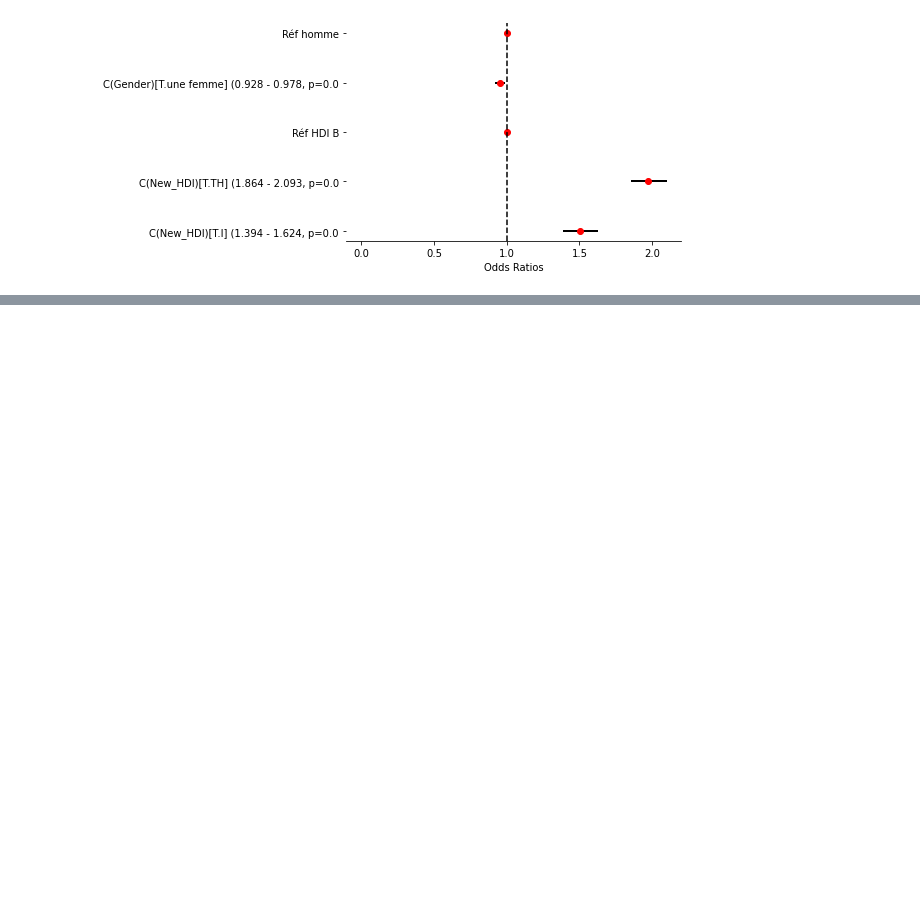
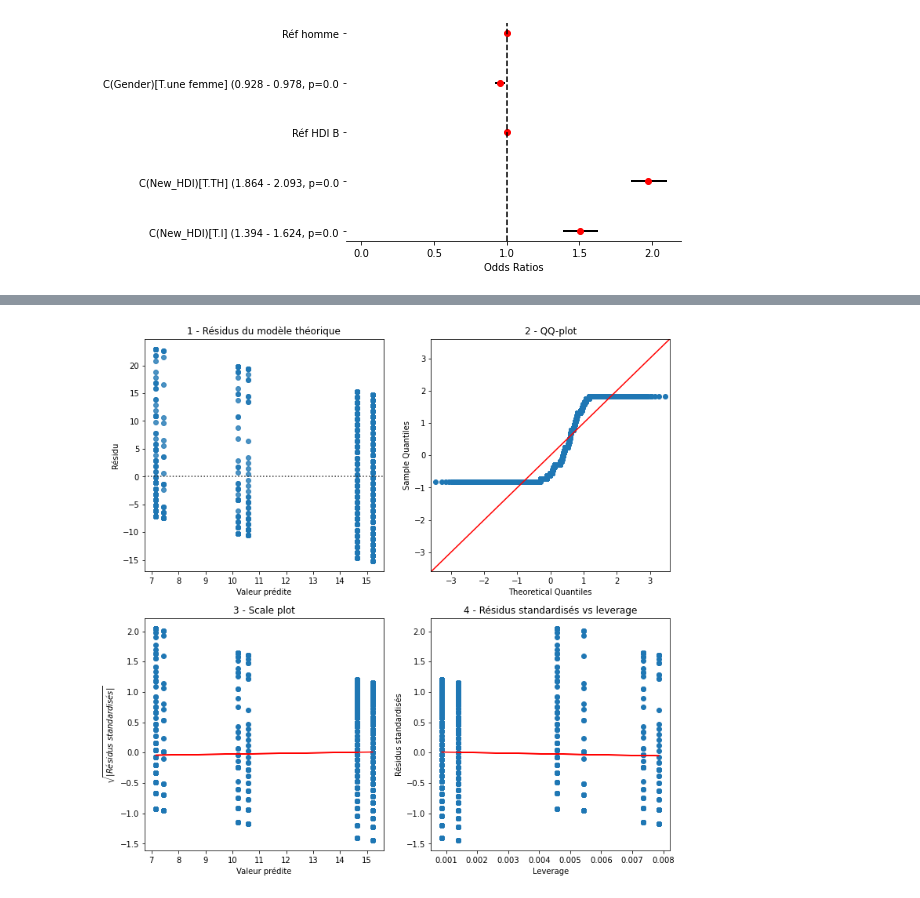
Before and after one commit to smtux/DUDA, a Jupyter notebook: statistique/src/mooc_mertes.ipynb, the cells around one changed output, grey strips where cells are left out. Saved outputs shown, nothing was run; the diff lists cells and outputs as text; code cells hidden in the pictures; blank space fills up the shorter version.

```diff
--- a/statistique/src/mooc_mertes.ipynb
+++ b/statistique/src/mooc_mertes.ipynb
@@ -1382,0 +1395,44 @@ plt.show()
+# %%
+# Calcul des résidus standardisés
+residus = result_v2.resid_deviance
+resid_std = (residus - np.mean(residus)) / np.std(residus)
+# Calcul de la racine des résidus
+residuals_sqrt = np.sqrt(np.abs(resid_std))
+# %%
+fig, ((ax1, ax2), (ax3, ax4)) = plt.subplots(2, 2, figsize=(12, 12))
+# Graph homoscédasticité
+sns.residplot(data=df_video_v2, x="predicted", y="video", ax=ax1)
+ax1.set_title("1 - Résidus du modèle théorique")
+ax1.set_ylabel("Résidu")
+ax1.set_xlabel("Valeur prédite")
+# Test de normalité de la distribution du nombre de videos (Q-Q plot) pour le mooc version 2
+qqplot(data=total_video.loc[2, "video"], fit=True, line="45", ax=ax2)
+ax2.set_title("2 - QQ-plot")
+# Racine carrée des résidus normalisés vs valeurs prédites
+ax3.scatter(df_video_v2["predicted"], resid_std)
+m, b = np.polyfit(df_video_v2["predicted"], resid_std, deg=1)
+ax3.plot(df_video_v2["predicted"], m * df_video_v2["predicted"] + b, color='red')
+ax3.set_title("3 - Scale plot")
+ax3.set_xlabel("Valeur prédite")
+ax3.set_ylabel('$\sqrt{|Résidus\ standardisés|}$')
+# residus standardisés vs leverage
+influence = result_v2.get_influence()
+leverage = influence.hat_matrix_diag
+cooks_d = influence.cooks_distance[0]
+ax4.scatter(leverage, resid_std)
+m, b = np.polyfit(leverage, resid_std, deg=1)
+ax4.plot(leverage, m * leverage + b, color='red')
+# Afficher les points ayant un Cook's distance élevé
+#threshold = 4 / len(leverage)  # Choisissez votre propre seuil
+#high_cook_idx = np.where(cooks_d > threshold[0])
+#ax4.scatter(leverage[high_cook_idx], resid_std[high_cook_idx], color='orange', label='Cook\'s Distance > seuil')
+
+
+ax4.set_xlabel('Leverage')
+ax4.set_ylabel('Résidus standardisés')
+ax4.set_title('4 - Résidus standardisés vs leverage')
+
+plt.savefig("../graph/graphs_poisson.png")
+plt.show()
+# %% [output]
+[figure, added]
```
Also changed, not shown: parts of 10 cells of this notebook, 11 other files.
